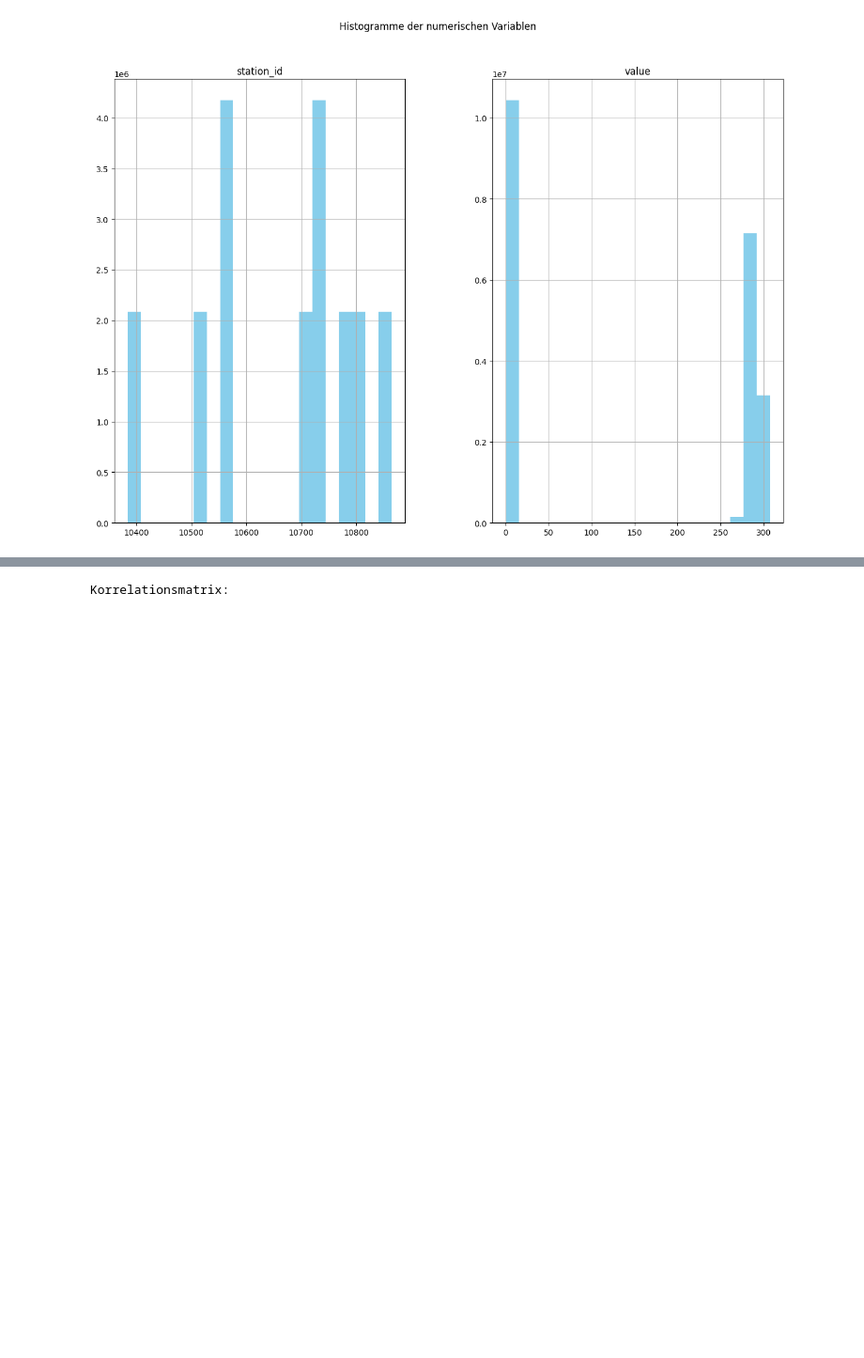
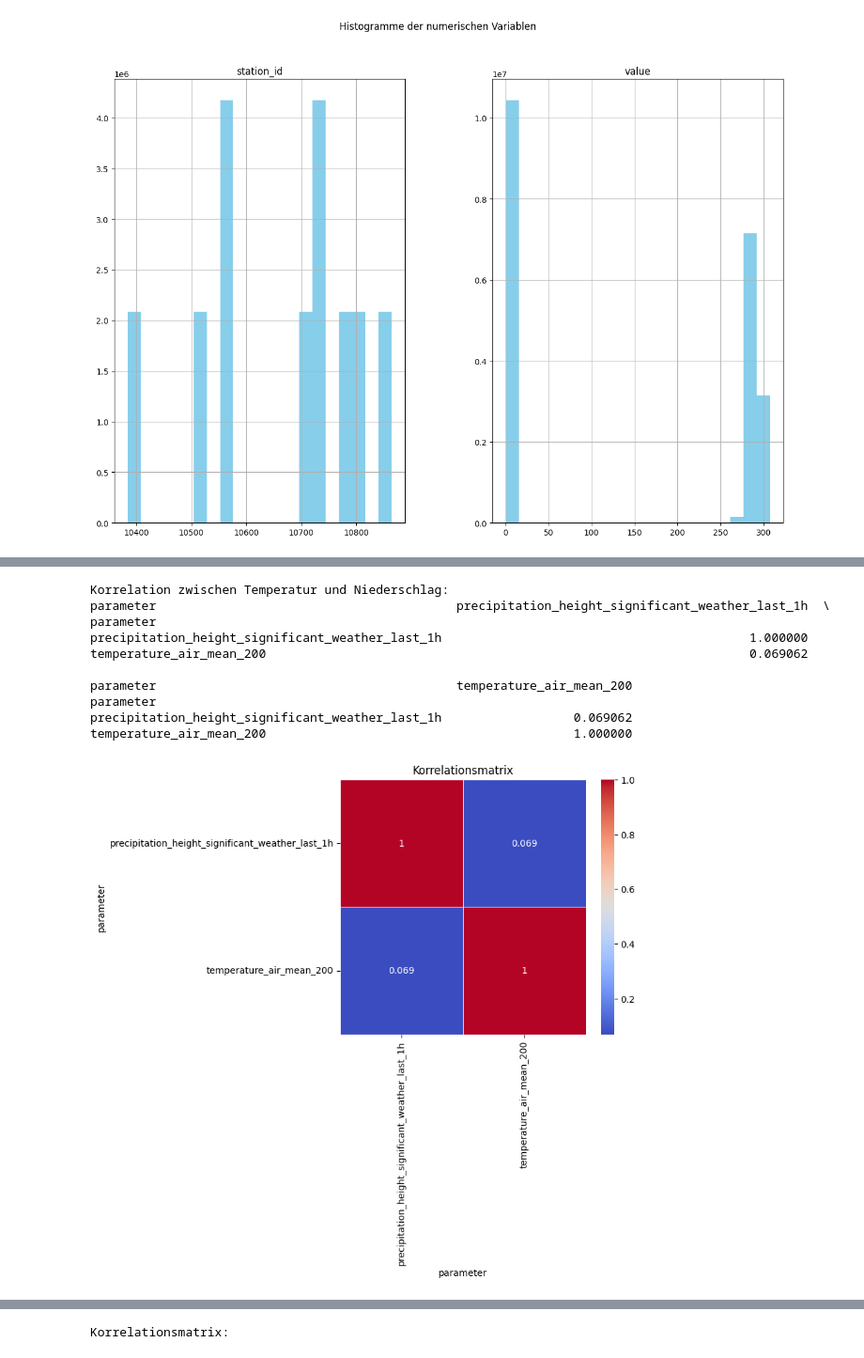
Before and after one commit to Fohlen/weather_experiment, a Jupyter notebook: data_analysis.ipynb, the cells around one changed output, grey strips where cells are left out. Shown: that part at 94% size. Saved outputs shown, nothing was run; the diff lists cells and outputs as text; code cells hidden in the pictures; blank space fills up the shorter version.

```diff
--- a/data_analysis.ipynb
+++ b/data_analysis.ipynb
@@ -88,0 +155,24 @@ plt.show()
+# %%
+# Korrelation zwischen Temperatur und Niederschlag pro Standort berechnen
+correlation_data = data.pivot_table(index='recorded_at', columns='parameter', values='value')
+correlation = correlation_data.corr()
+print("Korrelation zwischen Temperatur und Niederschlag:")
+print(correlation)
+
+# Visualisierung der Korrelation
+plt.figure(figsize=(6, 5))
+sns.heatmap(correlation, annot=True, cmap='coolwarm', linewidths=0.5)
+plt.title('Korrelationsmatrix')
+plt.show()
+# %% [output]
+Korrelation zwischen Temperatur und Niederschlag:
+parameter                                         precipitation_height_significant_weather_last_1h  \
+parameter
+precipitation_height_significant_weather_last_1h                                          1.000000
+temperature_air_mean_200                                                                  0.069062
+
+parameter                                         temperature_air_mean_200
+parameter
+precipitation_height_significant_weather_last_1h                  0.069062
+temperature_air_mean_200                                          1.000000
+[figure, added]
```
Also changed, not shown: parts of 6 cells of this notebook.
